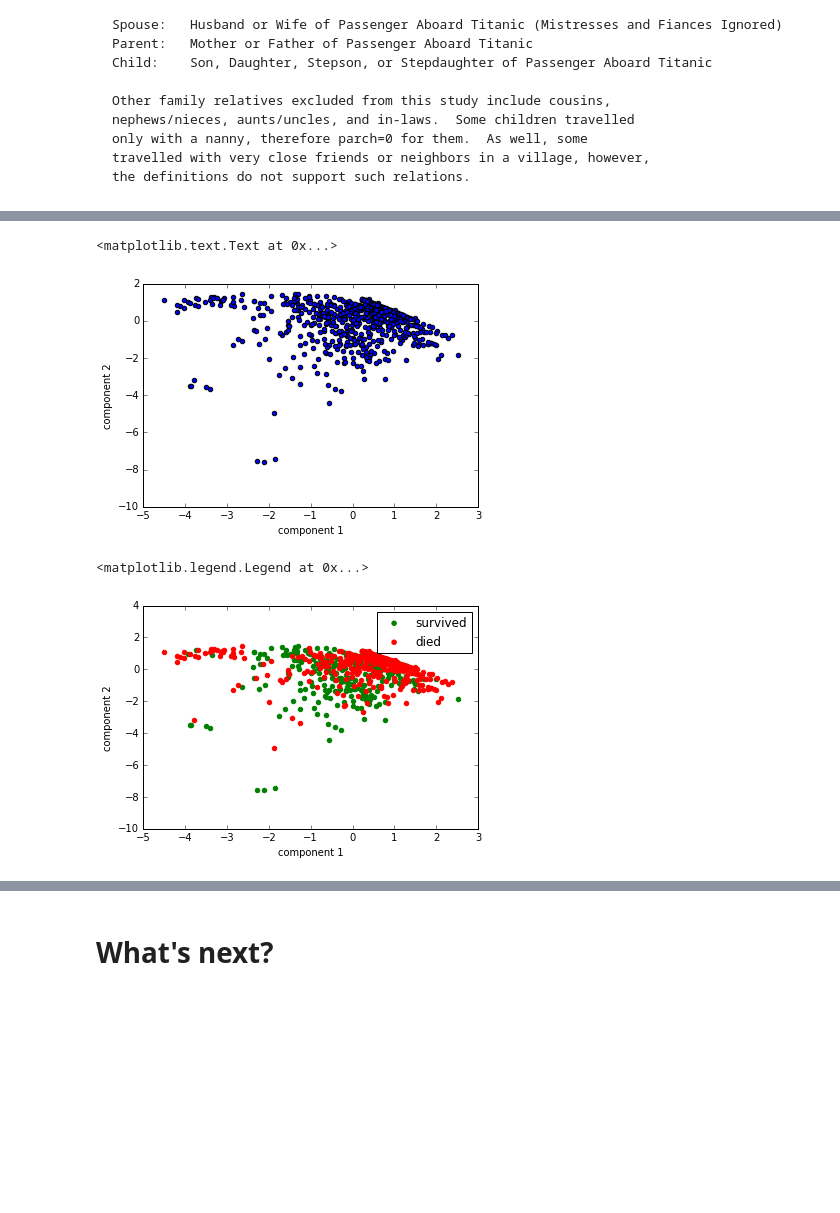
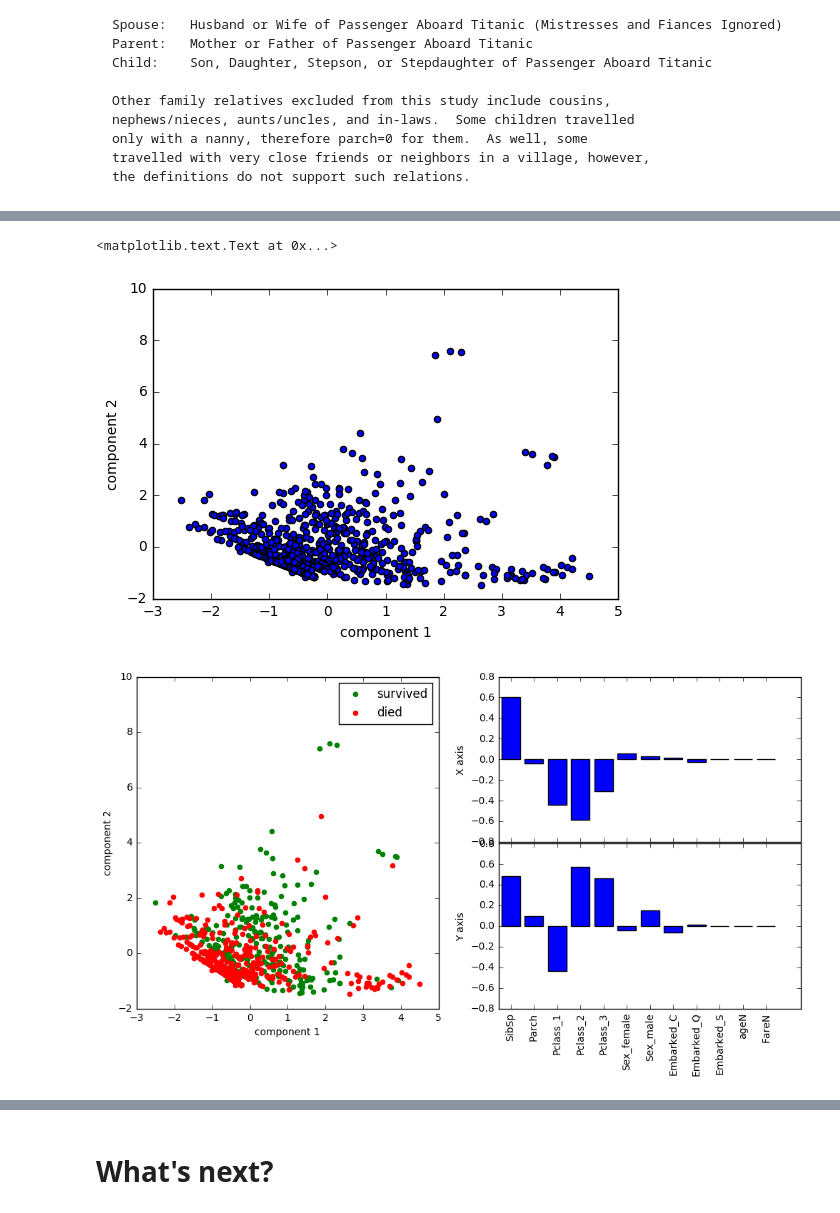
Before and after one commit to GCDigitalFellows/gcdri_ts_cat_ml, a Jupyter notebook: Jan2017.ipynb, the cells around one changed output, grey strips where cells are left out. Cells and saved outputs as stored; diff of their text form; code cells hidden in the pictures; blank space fills up the shorter version.

```diff
--- a/Jan2017.ipynb
+++ b/Jan2017.ipynb
@@ -144,4 +210,0 @@ dtype: int64
-# %%
-#we're missing loads! of cabin data, so let's drop that on a first pass
-df_c = df.drop('Cabin', axis=1)
-df_c.keys()
@@ -152,8 +211,14 @@ Index(['PassengerId', 'Survived', 'Pclass', 'Name', 'Sex', 'Age', 'SibSp',
 # %%
-#now lets remove missing rows
+#isnull - is any cell missing a value?
+#any(axis=1) - which rows have at least 1 missing value?
 bad_rows = df_c.isnull().any(axis=1)
-print("Total # bad:", bad_rows.sum())
+#true = 1, false = 0, so sum() gives total # true
+print(bad_rows.sum(), "missing rows")
+
 #~ means not, so ~bad_rows => good rows
 df_clean = df_c[~bad_rows]
-print("remaing: ", df_clean.shape)
+survived = df['Survived'][~bad_rows]
+
+#What state is our data in now?
+df_clean.info()
 # %% [output]
@@ -191,7 +243,7 @@ source: [Amazing Power of Word Vectors](http://www.kdnuggets.com/2016/05/amazing
 # %%
 #Let's one-hot code Pclass, Sex, & Embarked
 #http://pandas.pydata.org/pandas-docs/stable/generated/pandas.get_dummies.html
-df_coded = pd.get_dummies(df_filtered, columns=["Pclass", "Sex", "Embarked"])
+df_coded = pd.get_dummies(df_clean, columns=["Pclass", "Sex", "Embarked"])
 df_coded.head()
 # %% [output]
 |  | Age | SibSp | Parch | Fare | Pclass_1 | Pclass_2 | Pclass_3 | Sex_female | Sex_male | Embarked_C | ... |
@@ -240,7 +275,7 @@ array([[ 1.        ,  0.        ,  0.        , ...,  1.        ,
 from sklearn.decomposition import PCA
 
 pca = PCA()
-pca.fit(dfFV.values)
+pca.fit(dfFV)
 df_reduced = pca.transform(dfFV.values)
 pca_score = pca.explained_variance_ratio_
 pca_weights = pca.components_
@@ -259,28 +293,51 @@ ax.set_ylabel("Weight")
 # %%
 #lsince falls off by 3rd component, lets plot the first two
 
-fig = plt.figure()
-ax = fig.add_subplot(1,1,1)
+fig, ax = plt.subplots()
 #grab all rows of first and second components (columns of df_reduced)
 ax.scatter(df_reduced[:,0], df_reduced[:,1])
 ax.set_xlabel("component 1")
 ax.set_ylabel("component 2")
 # %% [output]
 <matplotlib.text.Text at 0x...>
-[figure, old version]
+[figure, new version]
 # %%
-#lets use boolean masks to add class information:
-yes = df_reduced[(df_clean['Survived']==1).nonzero()]
-no = df_reduced[(df_clean['Survived']==0).nonzero()]
+# lets use boolean masks to add class information:
+yes = df_reduced[(survived==1).nonzero()]
+no = df_reduced[(survived==0).nonzero()]
 
-fig = plt.figure()
-ax = fig.add_subplot(1,1,1)
+fig = plt.figure(figsize=(12,6))
+#rows, #cols, position
+ax1 = fig.add_subplot(1, 2, 1)
+ax2 = fig.add_subplot(2, 2, 2)
+ax3 = fig.add_subplot(2, 2, 4)
+
 #grab all rows of first and second components (columns of df_reduced)
-ax.scatter(yes[:,0], yes[:,1], label="survived", color="g")
-ax.scatter(no[:,0], no[:,1], label="died", color="r")
-ax.set_xlabel("component 1")
-ax.set_ylabel("component 2")
-ax.legend(scatterpoints=1)
+ax1.scatter(yes[:,0], yes[:,1], label="survived", color="g")
+ax1.scatter(no[:,0], no[:,1], label="died", color="r")
+ax1.set_xlabel("component 1")
+ax1.set_ylabel("component 2")
+ax1.legend(scatterpoints=1)
+
+#and lets look at what determines the directionality
+
+comp1 = pca_weights.T[0]
+comp2 = pca_weights.T[1]
+
+ax2.bar(range(comp1.shape[0]), comp1, align='center')
+ax2.set_xticks(range(comp1.shape[0]))
+ax2.set_xlim(-.5,12.5)
+ax2.set_ylim(-.8,.8)
+ax2.set_ylabel("X axis")
+
+ax3.bar(range(comp2.shape[0]), comp2, align='center')
+ax3.set_xticks(range(comp2.shape[0]))
+ax3.set_xticklabels(dfFV.keys(), rotation=90)
+ax3.set_xlim(-.5,12.5)
+ax3.set_ylim(-.8,.8)
+ax3.set_ylabel("Y axis")
+
+fig.subplots_adjust(wspace=0.2, hspace=0.010)
+fig.savefig("figs/pca_graphs.png")
 # %% [output]
-<matplotlib.legend.Legend at 0x...>
-[figure, old version]
+[figure, new version]
```
Also changed, not shown: parts of 49 cells of this notebook, 3 other files.
